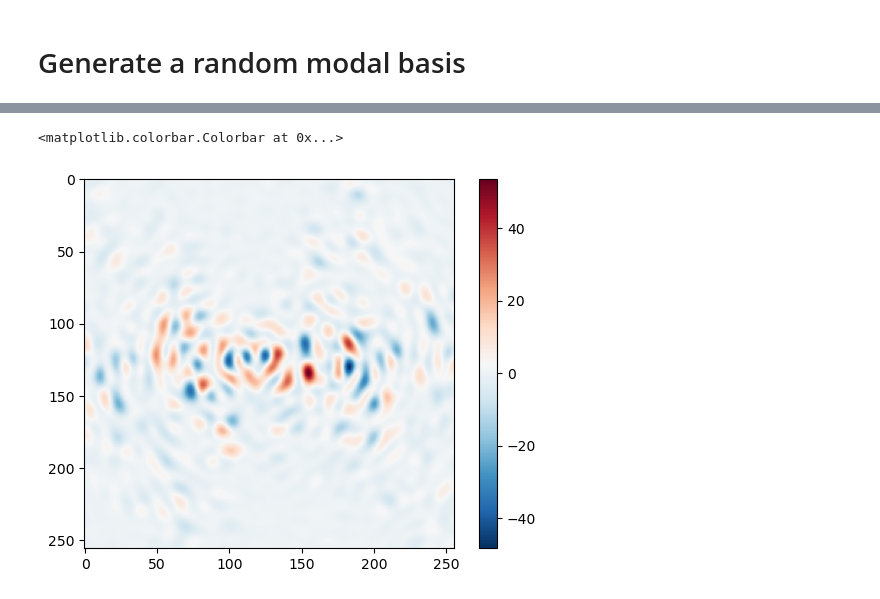
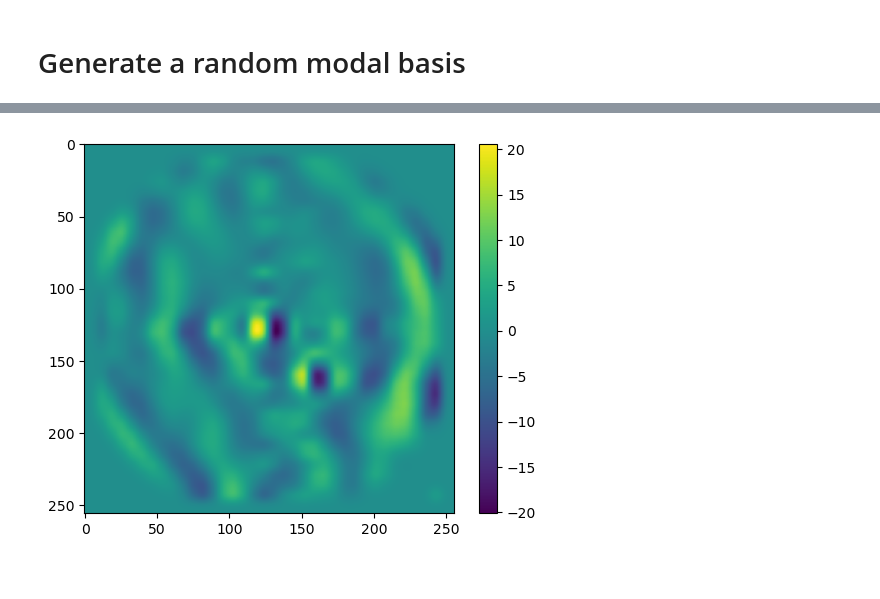
Before and after one commit to Jashcraf/poi, a Jupyter notebook: demo_iefc.ipynb, the cells around one changed output, grey strips where cells are left out. Drawn from its saved outputs; the diff is of its cells as text; code cells hidden in the pictures.

```diff
--- a/demo_iefc.ipynb
+++ b/demo_iefc.ipynb
@@ -142,5 +190,5 @@ plt.imshow(modes[-1])
 # %%
-dm.actuators[:] = modes[-1]
+dm.actuators[:] = probe2 #modes[-1]
 plt.imshow(dm.render() * A)
 plt.colorbar()
 # %% [output]
@@ -171,27 +205,0 @@ class iEFC:
-# %%
-response_matrix = []
-command_amplitude = 1/25
-for mode in tqdm(modes):
-
-    # plus image
-    dm.actuators[:] = mode * command_amplitude
-    wfe_p = np.exp(1j * 2 * np.pi / WVL * dm.render(wfe=True))
-    wfe_m = np.exp(1j * 2 * np.pi / WVL * -dm.render(wfe=True))
-    focal_intensity_p1 = np.abs(fwd(pupil_wfe=wfe_p))**2
-    focal_intensity_p2 = np.abs(fwd(pupil_wfe=wfe_m))**2
-
-    # minus image
-    dm.actuators[:] = -mode * command_amplitude
-    wfe_p = np.exp(1j * 2 * np.pi / WVL * dm.render(wfe=True))
-    wfe_m = np.exp(1j * 2 * np.pi / WVL * -dm.render(wfe=True))
-    focal_intensity_n1 = np.abs(fwd(pupil_wfe=wfe_p))**2
-    focal_intensity_n2 = np.abs(fwd(pupil_wfe=wfe_m))**2
-
-    # double difference
-    focal_intensity_p = (focal_intensity_p1 - focal_intensity_p2) / (2 * command_amplitude)
-    focal_intensity_m = (focal_intensity_n1 - focal_intensity_n2) / (2 * command_amplitude)
-
-    # image difference
-    dimg = (focal_intensity_p - focal_intensity_m) / (2 * command_amplitude)
-    dimg_dh = dimg[dark_hole==1]
-    response_matrix.append(dimg_dh)
@@ -198,6 +384,6 @@ for mode in tqdm(modes):
 # %%
-plt.imshow(focal_intensity_p - focal_intensity_m, cmap="RdBu_r")
+plt.imshow(dm.render())
 plt.colorbar()
+plt.show()
 # %% [output]
-<matplotlib.colorbar.Colorbar at 0x...>
-[figure, old version]
+[figure, new version]
```
Also changed, not shown: parts of 27 cells of this notebook.
